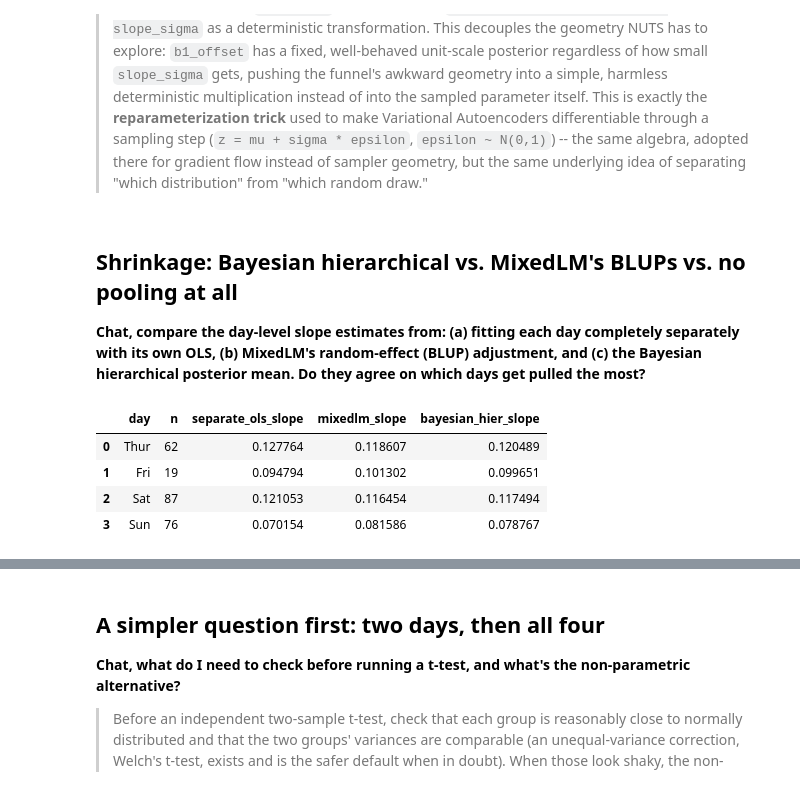
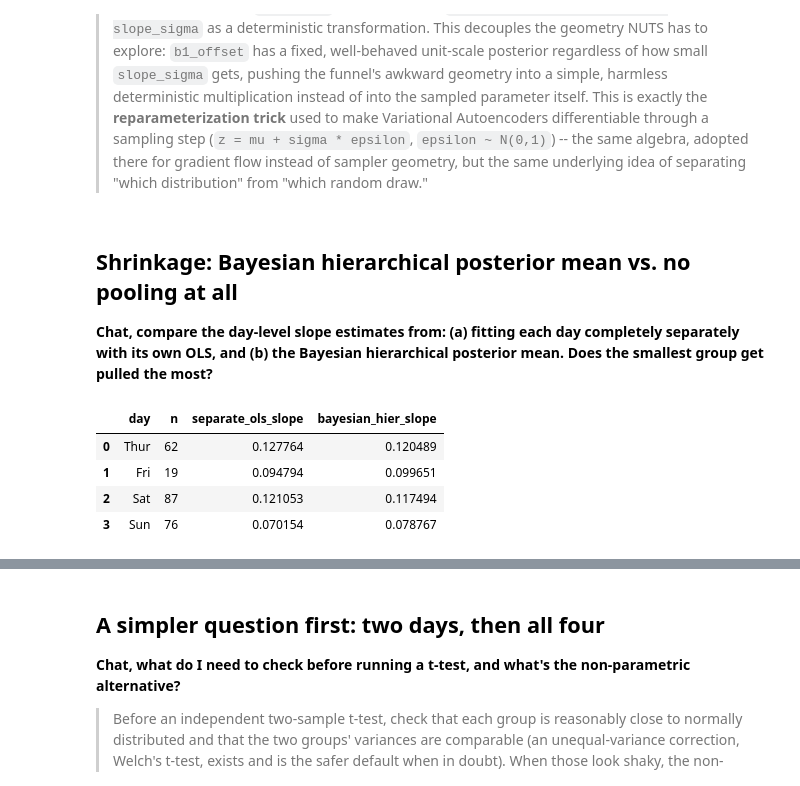
Before and after one commit to yaeldorin-glitch/Statistics-applications, a Jupyter notebook: 2_bayes_vs_ols_tips/2_bayes_vs_ols_restaurant_tips.ipynb, the cells around one changed output, grey strips where cells are left out. Saved outputs shown, nothing was run; the diff lists cells and outputs as text; code cells hidden in the pictures.

```diff
--- a/2_bayes_vs_ols_tips/2_bayes_vs_ols_restaurant_tips.ipynb
+++ b/2_bayes_vs_ols_tips/2_bayes_vs_ols_restaurant_tips.ipynb
@@ -641,38 +588,35 @@ Divergences, non-centered parametrization: 10
 > geometry, but the same underlying idea of separating "which distribution" from "which random
 > draw."
 # %% [markdown]
-## Shrinkage: Bayesian hierarchical vs. MixedLM's BLUPs vs. no pooling at all
+## Shrinkage: Bayesian hierarchical posterior mean vs. no pooling at all
 
 **Chat, compare the day-level slope estimates from: (a) fitting each day completely separately
-with its own OLS, (b) MixedLM's random-effect (BLUP) adjustment, and (c) the Bayesian
-hierarchical posterior mean. Do they agree on which days get pulled the most?**
+with its own OLS, and (b) the Bayesian hierarchical posterior mean. Does the smallest group get
+pulled the most?**
 # %%
 b1_post = idata_nc.posterior["b1"].mean(dim=("chain", "draw")).values
-mixed_slope_offsets = re_df["slope_offset"].reindex(day_list).values
-mixed_slopes = mixed_fit.fe_params["total_bill"] + mixed_slope_offsets
 
 separate_slopes = []
 group_sizes = []
 for d in day_list:
     g_data = tips[tips["day"] == d]
     separate_slopes.append(np.polyfit(g_data["total_bill"], g_data["tip"], 1)[0])  # [0] = slope
     group_sizes.append(len(g_data))
 separate_slopes = np.array(separate_slopes)
 group_sizes = np.array(group_sizes)
 
 comparison = pd.DataFrame({
     "day": day_list,
     "n": group_sizes,
     "separate_ols_slope": separate_slopes,
-    "mixedlm_slope": mixed_slopes,
     "bayesian_hier_slope": b1_post,
 })
 comparison
 # %% [output]
-|  | day | n | separate_ols_slope | mixedlm_slope | bayesian_hier_slope |
-| 0 | Thur | 62 | 0.127764 | 0.118607 | 0.120489 |
-| 1 | Fri | 19 | 0.094794 | 0.101302 | 0.099651 |
-| 2 | Sat | 87 | 0.121053 | 0.116454 | 0.117494 |
-| 3 | Sun | 76 | 0.070154 | 0.081586 | 0.078767 |
+|  | day | n | separate_ols_slope | bayesian_hier_slope |
+| 0 | Thur | 62 | 0.127764 | 0.120489 |
+| 1 | Fri | 19 | 0.094794 | 0.099651 |
+| 2 | Sat | 87 | 0.121053 | 0.117494 |
+| 3 | Sun | 76 | 0.070154 | 0.078767 |
 # %%
 order = np.argsort(group_sizes)
```
Also changed, not shown: parts of 15 cells of this notebook, 2 other files.
